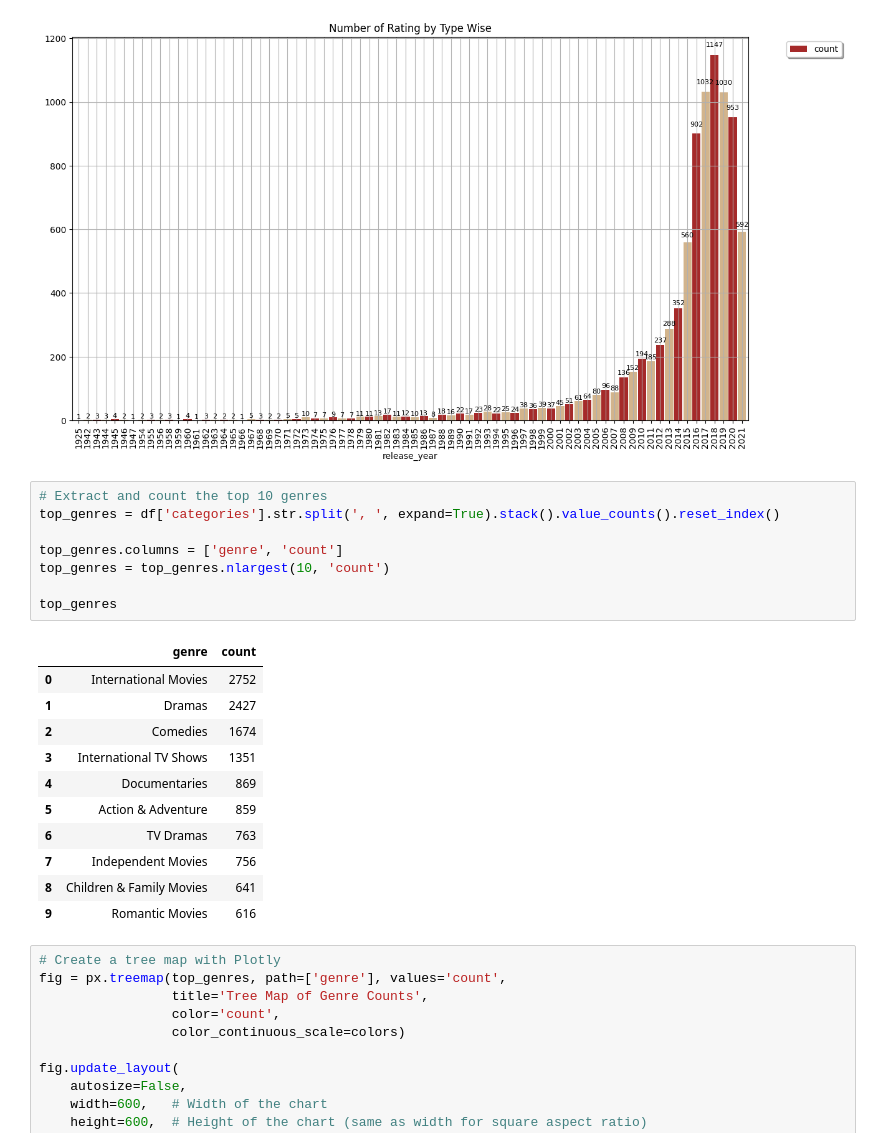
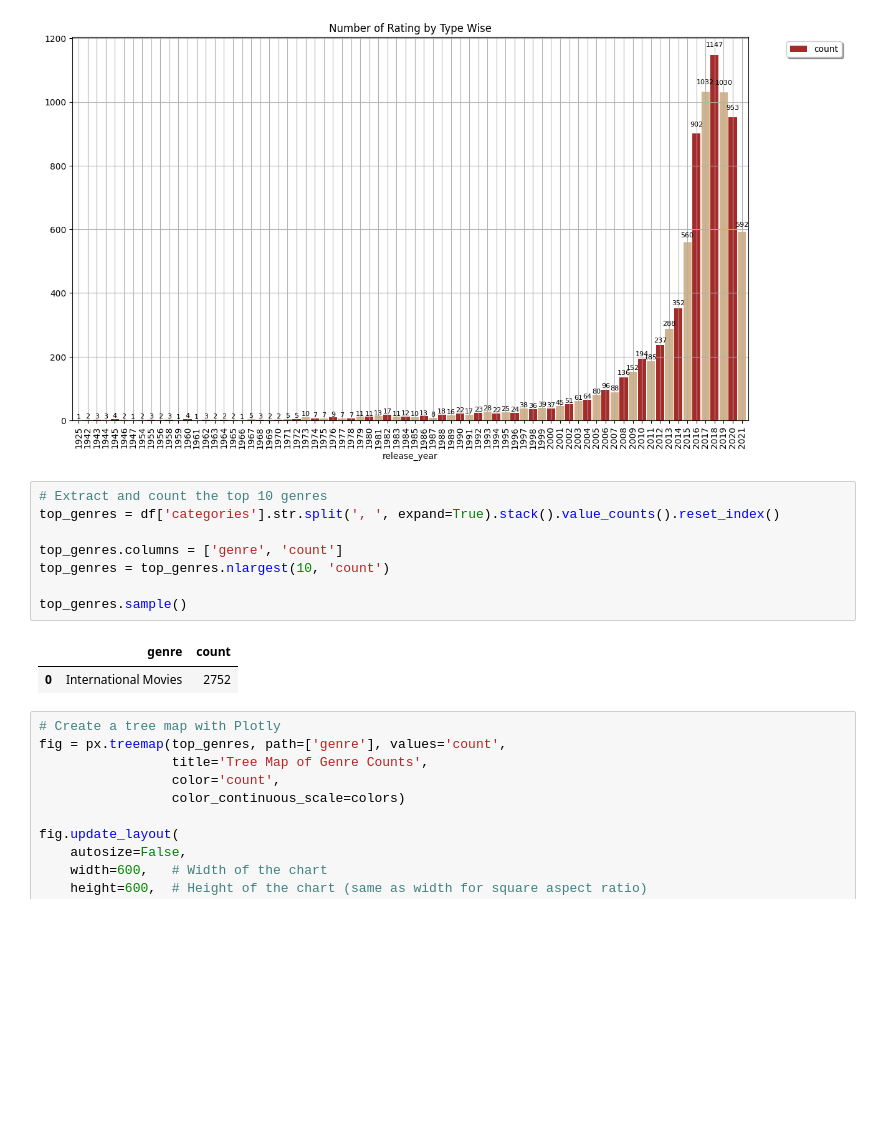
Before and after one commit to Udhay2898/Netflix_EDA, a Jupyter notebook: Nertflix_EDA.ipynb, the cells around one changed output. Drawn from its saved outputs; the diff is of its cells as text; blank space fills up the shorter version.

```diff
--- a/Nertflix_EDA.ipynb
+++ b/Nertflix_EDA.ipynb
@@ -372,23 +372,14 @@ plt.show()
 # %%
 # Extract and count the top 10 genres
 top_genres = df['categories'].str.split(', ', expand=True).stack().value_counts().reset_index()
 
 top_genres.columns = ['genre', 'count']
 top_genres = top_genres.nlargest(10, 'count')
 
-top_genres
+top_genres.sample()
 # %% [output]
 |  | genre | count |
 | 0 | International Movies | 2752 |
-| 1 | Dramas | 2427 |
-| 2 | Comedies | 1674 |
-| 3 | International TV Shows | 1351 |
-| 4 | Documentaries | 869 |
-| 5 | Action & Adventure | 859 |
-| 6 | TV Dramas | 763 |
-| 7 | Independent Movies | 756 |
-| 8 | Children & Family Movies | 641 |
-| 9 | Romantic Movies | 616 |
 # %%
 # Create a tree map with Plotly
 fig = px.treemap(top_genres, path=['genre'], values='count',
```
Also changed, not shown: parts of 12 cells of this notebook.
